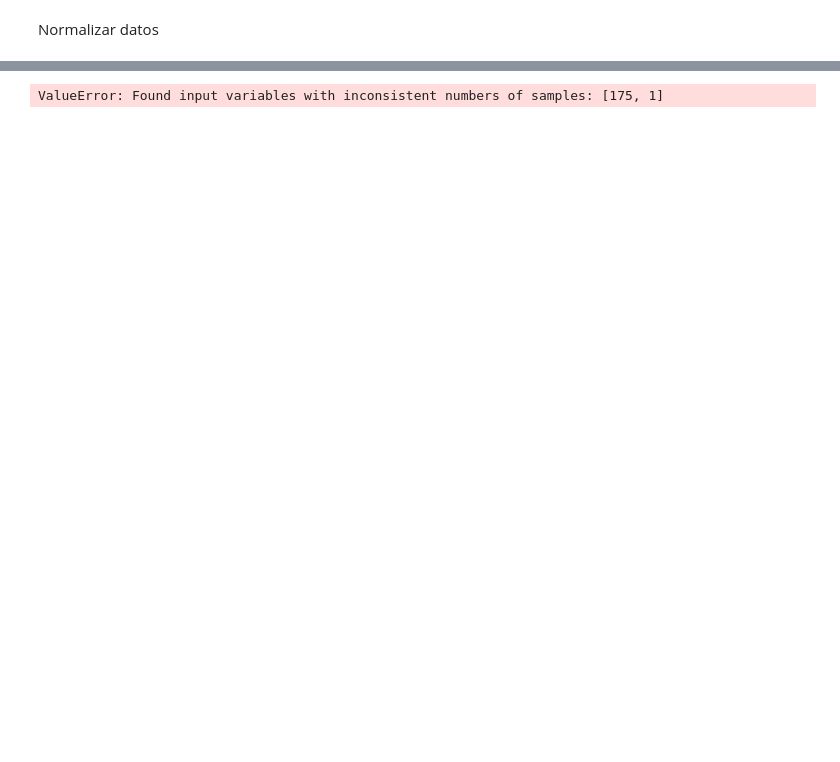
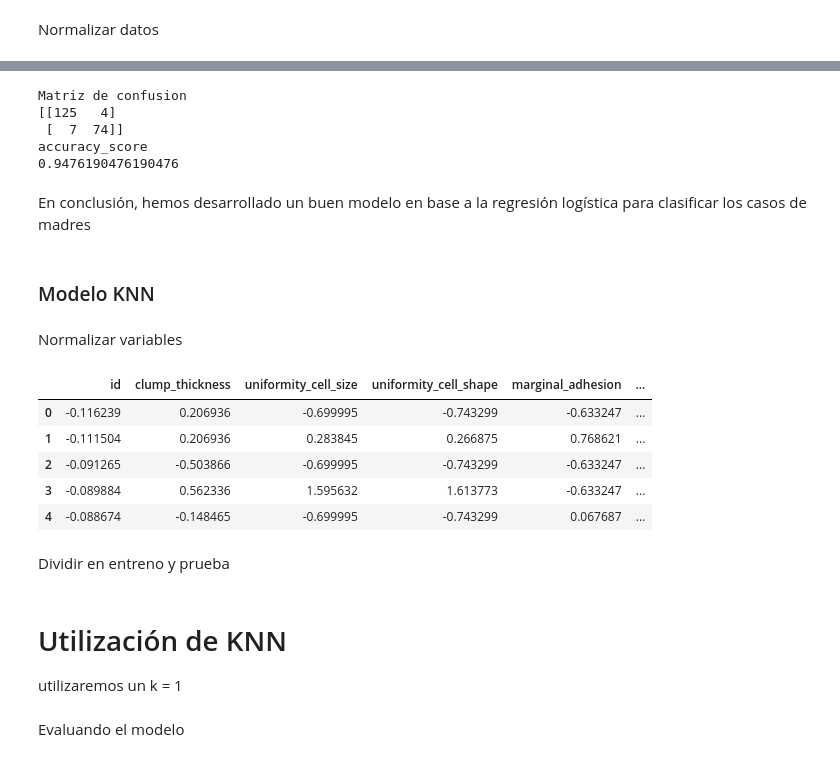
Before and after one commit to SantiagoTaracena01/data-mining-lab-02, a Jupyter notebook: src/main.ipynb, the cells around one changed output, grey strips where cells are left out. Cells and saved outputs as stored; diff of their text form; code cells hidden in the pictures; blank space fills up the shorter version.

```diff
--- a/src/main.ipynb
+++ b/src/main.ipynb
@@ -429,7 +418,16 @@ Prueba con gráfico de confusión
 # %%
 from sklearn.metrics import confusion_matrix, accuracy_score
-matconf = confusion_matrix(y_prueba, y_pred_bad)
-print(matconf)
-accuracy_score(y_prueba, y_pred_bad)
+print("Matriz de confusion")
+print(confusion_matrix(y_prueba,predicciones))
+print("accuracy_score")
+print(accuracy_score(y_prueba, predicciones))
 # %% [output]
-ValueError: Found input variables with inconsistent numbers of samples: [175, 1]
+Matriz de confusion
+[[125   4]
+ [  7  74]]
+accuracy_score
+0.9476190476190476
+# %% [markdown]
+En conclusión, hemos desarrollado un buen modelo en base a la regresión logística para clasificar los casos de madres
+# %% [markdown]
+### Modelo KNN
@@ -435,0 +440,18 @@ ValueError: Found input variables with inconsistent numbers of samples: [175, 1]
+# %% [markdown]
+Normalizar variables
+# %%
+from sklearn.preprocessing import StandardScaler
+escalador = StandardScaler()
+escalador.fit(data.drop('class', axis = 1))
+cols_std = escalador.transform(data.drop('class', axis = 1))
+datos_std = pd.DataFrame(cols_std, columns = data.columns[:-1])
+datos_std.head()
+# %% [output]
+|  | id | clump_thickness | uniformity_cell_size | uniformity_cell_shape | marginal_adhesion | ... |
+| 0 | -0.116239 | 0.206936 | -0.699995 | -0.743299 | -0.633247 | ... |
+| 1 | -0.111504 | 0.206936 | 0.283845 | 0.266875 | 0.768621 | ... |
+| 2 | -0.091265 | -0.503866 | -0.699995 | -0.743299 | -0.633247 | ... |
+| 3 | -0.089884 | 0.562336 | 1.595632 | 1.613773 | -0.633247 | ... |
+| 4 | -0.088674 | -0.148465 | -0.699995 | -0.743299 | 0.067687 | ... |
+# %% [markdown]
+Dividir en entreno y prueba
@@ -435,0 +462,3 @@ ValueError: Found input variables with inconsistent numbers of samples: [175, 1]
+# %% [markdown]
+# Utilización de KNN
+utilizaremos un k = 1
@@ -435,0 +470,2 @@ ValueError: Found input variables with inconsistent numbers of samples: [175, 1]
+# %% [markdown]
+Evaluando el modelo
```
Also changed, not shown: parts of 21 cells of this notebook.
